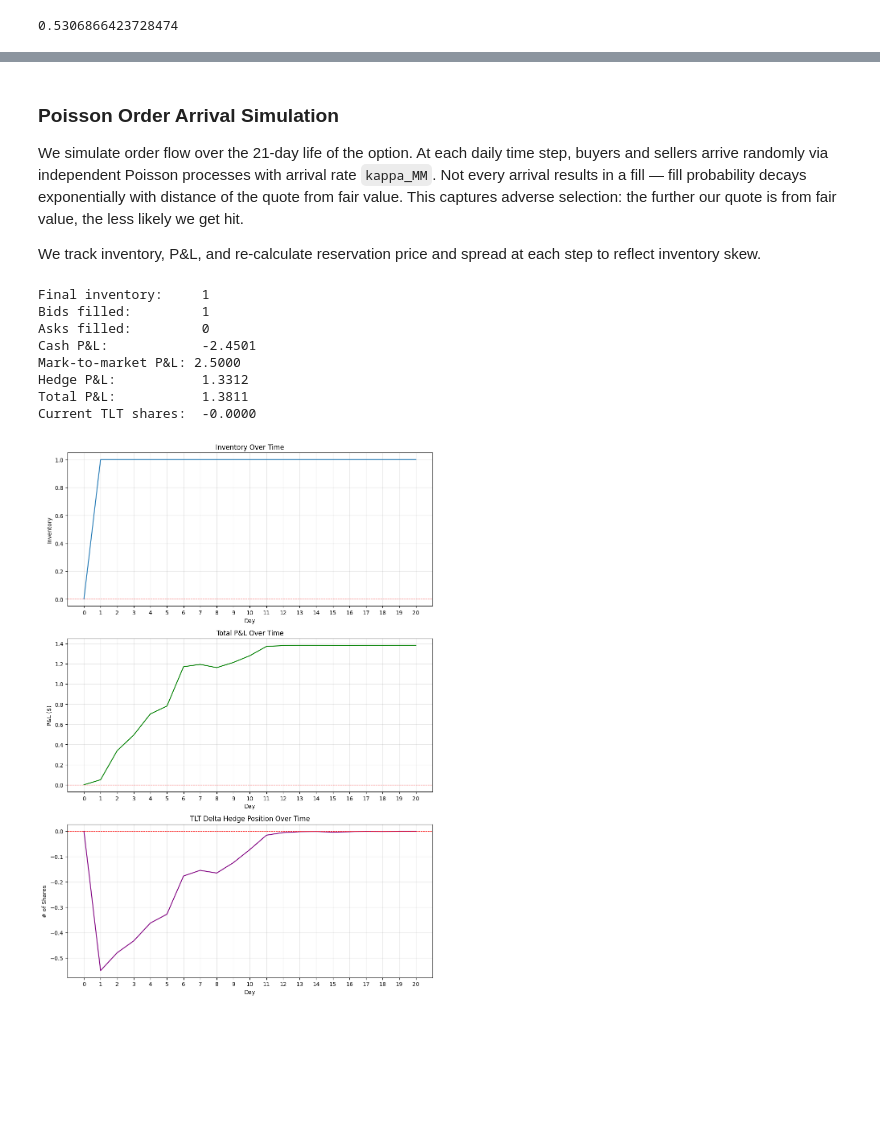
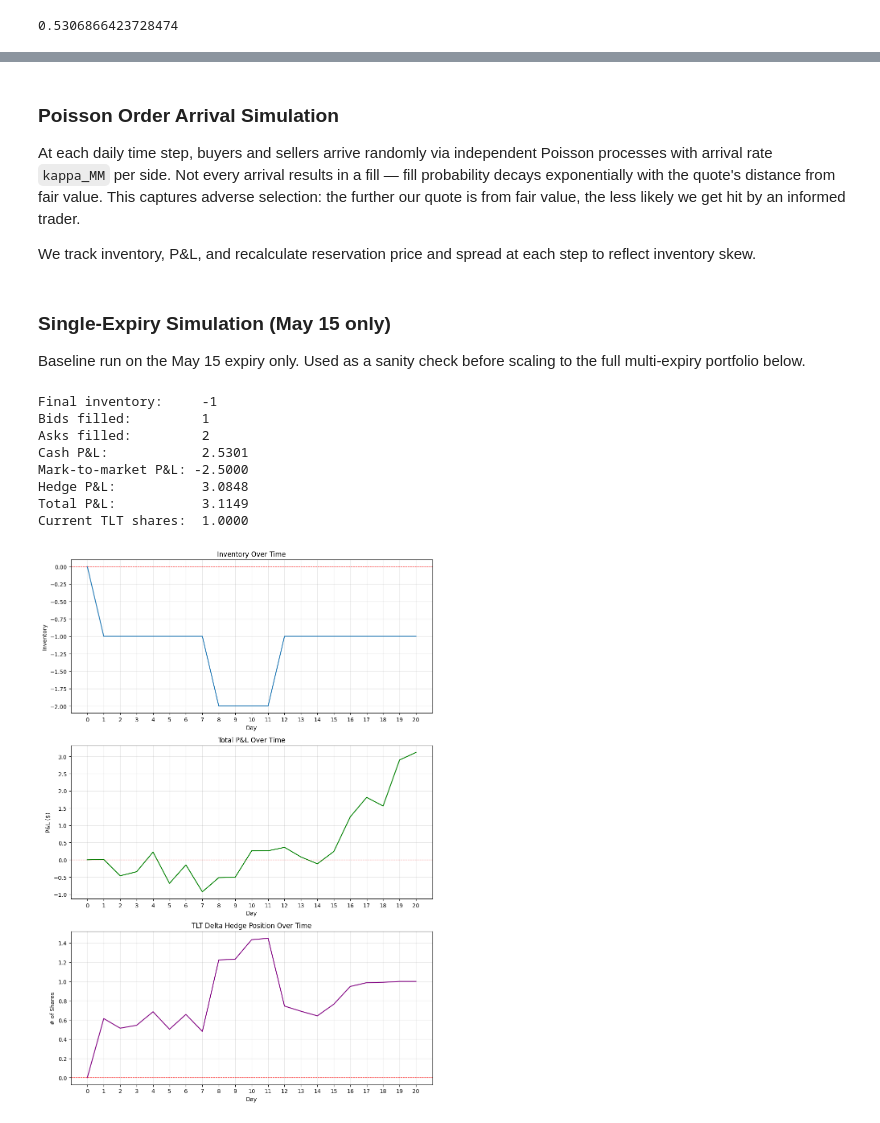
Before and after one commit to ethanasbell/market-making-simulator, a Jupyter notebook: scripts/quoting_engine.ipynb, the cells around one changed output, grey strips where cells are left out. Drawn from its saved outputs; the diff is of its cells as text; code cells hidden in the pictures; blank space fills up the shorter version.

```diff
--- a/scripts/quoting_engine.ipynb
+++ b/scripts/quoting_engine.ipynb
@@ -56,20 +86,20 @@ Parameters:
 * $t$           : current time (start at 0)
 * inventory     : Start at zero
 # %%
-# parameters
-T = 21/365
+# parameters — quick sanity check on May15 expiry
+T = expiries['May15']
 t = 0.0
-gamma = 0.1
-kappa_MM = 20   # 20 orders per year
 inventory = 0
 
+# pull values for this single test
+fv  = fair_value['May15']
+vol = sigma['May15']
+
 # calculations
-r_price = fair_value - inventory * gamma * sigma**2 * (T-t)
-
-spread = gamma * sigma**2 * (T-t) + (2/gamma) * np.log(1 + (gamma/kappa_MM))
-
+r_price = fv - inventory * gamma * vol**2 * (T-t)
+spread  = gamma * vol**2 * (T-t) + (2/gamma) * np.log(1 + (gamma/kappa_MM))
 bid = r_price - (spread/2)
 ask = r_price + (spread/2)
 
-print(r_price, spread,bid, ask)
+print(r_price, spread, bid, ask)
 # %% [output]
@@ -116,7 +148,8 @@ def simulate_tlt_path(S0, r0, sigma, T_days, seed = None):
         prices.append(S_new)
     return np.array(prices)
 
-tlt_path = simulate_tlt_path(S0, r0, sigma, T_days=21)
+# use longest-dated IV as proxy for TLT path vol
+tlt_path = simulate_tlt_path(S0, r0, sigma['Oct16'], T_days=175)
 
 # plot TLT path
 plt.plot(tlt_path)
@@ -130,9 +163,19 @@ plt.show()
 # %% [markdown]
 ### Poisson Order Arrival Simulation
-We simulate order flow over the 21-day life of the option. At each daily time step, buyers and sellers arrive randomly via independent Poisson processes with arrival rate `kappa_MM`. Not every arrival results in a fill — fill probability decays exponentially with distance of the quote from fair value. This captures adverse selection: the further our quote is from fair value, the less likely we get hit.
+At each daily time step, buyers and sellers arrive randomly via independent Poisson processes
+with arrival rate `kappa_MM` per side. Not every arrival results in a fill — fill probability
+decays exponentially with the quote's distance from fair value. This captures adverse selection:
+the further our quote is from fair value, the less likely we get hit by an informed trader.
 
-We track inventory, P&L, and re-calculate reservation price and spread at each step to reflect inventory skew.
+We track inventory, P&L, and recalculate reservation price and spread at each step to reflect inventory skew.
+# %% [markdown]
+### Single-Expiry Simulation (May 15 only)
+
+Baseline run on the May 15 expiry only. Used as a sanity check before scaling to the full multi-expiry portfolio below.
 # %%
+# single expiry baseline (May15 only)
+T = expiries['May15']
+
 # initialize tracking variables
 inventory = 0          # current net position (+ = long, - = short)
 bids_filled = 0        # number of times a seller hit our bid (we bought)
@@ -144,8 +187,9 @@ shares_track = []      # daily TLT share position snapshots for plotting
 current_shares = 0     # how many TLT shares we currently hold as our delta hedge
 hedge_pnl = 0          # cumulative P&L from TLT share position moving
 
-# hard inventory limit — stop quoting on a side if we hit this threshold
-max_inventory = 3
+# pull May15 values once for readability
+fv  = fair_value['May15']
+vol = sigma['May15']
 
 # main simulation loop — one day at a time over 21 day option window
 for day in range(21):
@@ -154,8 +198,8 @@ for day in range(21):
     # --- QUOTING ---
     # A-S reservation price skews our mid based on inventory
     # long inventory → shade quotes lower to attract sellers
-    r_price = fair_value - inventory * gamma * sigma**2 * (T - t)
-    spread = gamma * sigma**2 * (T - t) + (2/gamma) * np.log(1 + (gamma/kappa_MM))
+    r_price = fv - inventory * gamma * vol**2 * (T - t)
+    spread = gamma * vol**2 * (T - t) + (2/gamma) * np.log(1 + (gamma/kappa_MM))
     bid = r_price - (spread/2)
     ask = r_price + (spread/2)
 
@@ -168,8 +212,8 @@ for day in range(21):
     # --- FILL PROBABILITY ---
     # arriving orders don't always fill — probability decays with distance from fair value
     # this captures adverse selection: informed traders only fill us when our price is off
-    prob_bid = np.exp(-kappa_MM * (fair_value - bid))
-    prob_ask = np.exp(-kappa_MM * (ask - fair_value))
+    prob_bid = np.exp(-kappa_MM * (fv - bid))
+    prob_ask = np.exp(-kappa_MM * (ask - fv))
 
     # --- FILLS ---
     # ask side: buyer wants to buy from us — only allow if not at short limit
@@ -190,7 +234,7 @@ for day in range(21):
     # calculate BS delta using today's simulated TLT price
     # target_shares is how many TLT shares we need to hold to be delta neutral
     # negative sign because we're offsetting our option exposure
-    delta = bs_delta(tlt_path[day], S0, r0, sigma, T - t)
+    delta = bs_delta(tlt_path[day], S0, r0, vol, T - t)
     target_shares = -inventory * delta
 
     # mark-to-market our existing share position before rebalancing
@@ -203,11 +247,11 @@ for day in range(21):
 
     # --- END OF DAY SNAPSHOT ---
     inventory_track.append(inventory)
-    pnl_track.append(pnl + inventory * fair_value + hedge_pnl)
+    pnl_track.append(pnl + inventory * fv + hedge_pnl)
     shares_track.append(current_shares)
 
 # --- FINAL P&L ATTRIBUTION ---
-mtm_pnl = inventory * fair_value       # mark-to-market value of remaining option inventory
+mtm_pnl = inventory * fv       # mark-to-market value of remaining option inventory
 total_pnl = pnl + mtm_pnl + hedge_pnl # spread capture + inventory MTM + hedge gains
 
 # store daily results in dataframe
@@ -226,38 +270,38 @@ print(f"Current TLT shares:  {current_shares:.4f}")
 fig, (ax1, ax2, ax3) = plt.subplots(3, 1, figsize=(10, 14))
 
 ax1.plot(range(21), inventory_track)
 ax1.axhline(0, color='red', linestyle='--', linewidth=0.8)
 ax1.set_title('Inventory Over Time')
 ax1.set_xlabel('Day')
 ax1.set_ylabel('Inventory')
 ax1.set_xticks(range(21))
 ax1.grid(True, alpha=0.3)
 
 ax2.plot(range(21), pnl_track, color='green')
 ax2.axhline(0, color='red', linestyle='--', linewidth=0.8)
 ax2.set_title('Total P&L Over Time')
 ax2.set_xlabel('Day')
 ax2.set_ylabel('P&L ($)')
 ax2.set_xticks(range(21))
 ax2.grid(True, alpha=0.3)
 
 ax3.plot(range(21), shares_track, color='purple')
 ax3.axhline(0, color='red', linestyle='--', linewidth=0.8)
 ax3.set_title('TLT Delta Hedge Position Over Time')
 ax3.set_xlabel('Day')
 ax3.set_ylabel('# of Shares')
 ax3.set_xticks(range(21))
 ax3.grid(True, alpha=0.3)
 
 plt.tight_layout()
 plt.show()
 # %% [output]
-Final inventory:     1
+Final inventory:     -1
 Bids filled:         1
-Asks filled:         0
-Cash P&L:            -2.4501
-Mark-to-market P&L: 2.5000
-Hedge P&L:           1.3312
-Total P&L:           1.3811
-Current TLT shares:  -0.0000
+Asks filled:         2
+Cash P&L:            2.5301
+Mark-to-market P&L: -2.5000
+Hedge P&L:           3.0848
+Total P&L:           3.1149
+Current TLT shares:  1.0000
-[figure, old version]
+[figure, new version]
```
Also changed, not shown: parts of 9 cells of this notebook.
